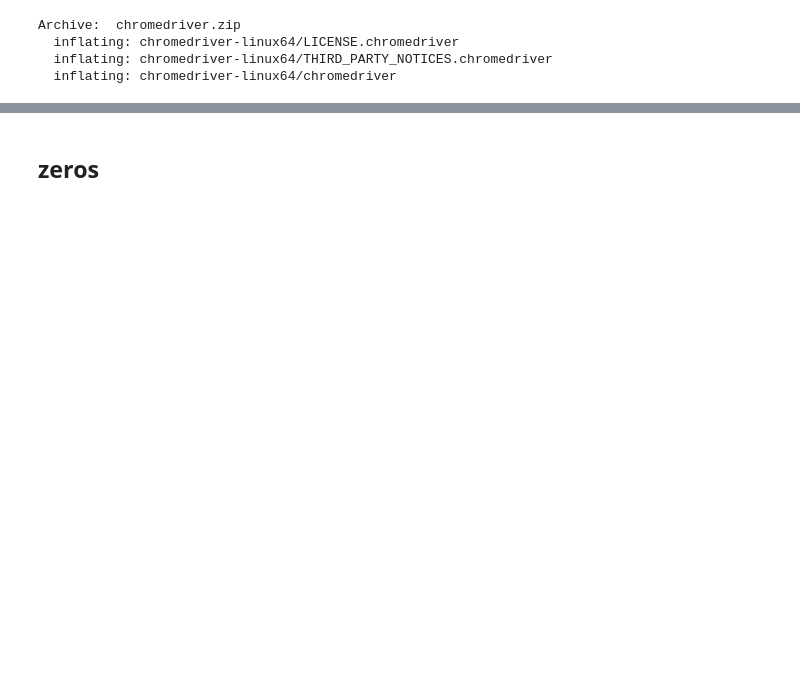
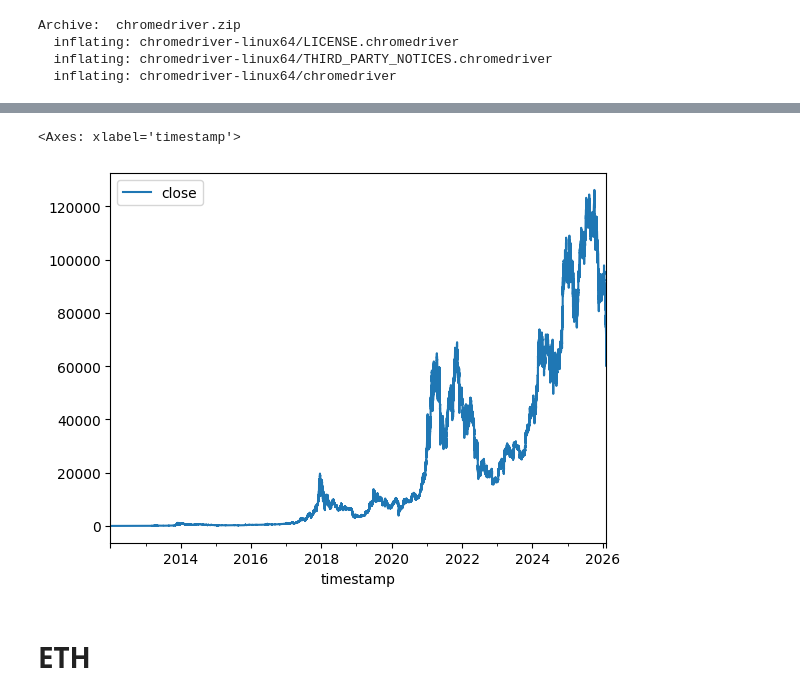
Before and after one commit to filipchudzynski/stock-market-non-gaussianity-analyzer_v2, a Jupyter notebook: basic_analysis_of_data.ipynb, the cells around one changed output, grey strips where cells are left out. Cells and saved outputs as stored; diff of their text form; code cells hidden in the pictures; blank space fills up the shorter version.

```diff
--- a/basic_analysis_of_data.ipynb
+++ b/basic_analysis_of_data.ipynb
@@ -392,0 +701,16 @@ no nan found
+# %%
+# Load historical and recent data
+DATA_DIR = 'bitstamp-btcusd-minute-data/data'
+df_hist = pd.read_csv(
+    f'{DATA_DIR}/historical/btcusd_bitstamp_1min_2012-2025.csv.gz',
+    compression='gzip'
+)
+df_recent = pd.read_csv(
+    f'{DATA_DIR}/updates/btcusd_bitstamp_1min_latest.csv'
+)
+
+# Combine the datasets
+df_bitcoin = pd.concat([df_hist, df_recent], ignore_index=True)
+df_bitcoin.info()
+df_bitcoin['timestamp']=pd.to_datetime(df_bitcoin['timestamp'], unit='s')
+df_bitcoin.head()
@@ -393,2 +760,7 @@ no nan found
+# %%
+df_bitcoin.plot(x="timestamp",y="close")
+# %% [output]
+<Axes: xlabel='timestamp'>
+[figure, added]
 # %% [markdown]
-## zeros
+# ETH
```
Also changed, not shown: parts of 22 cells of this notebook.
